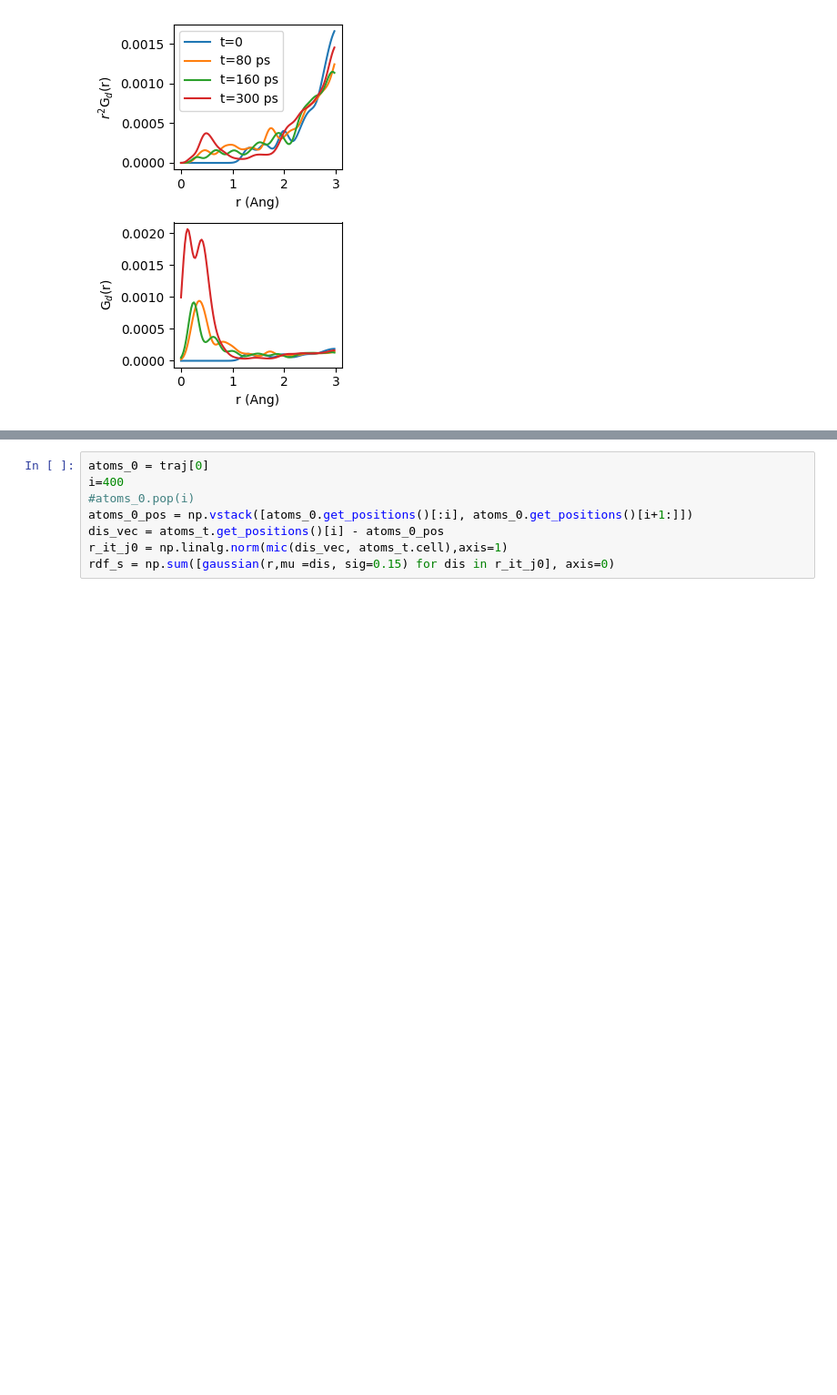
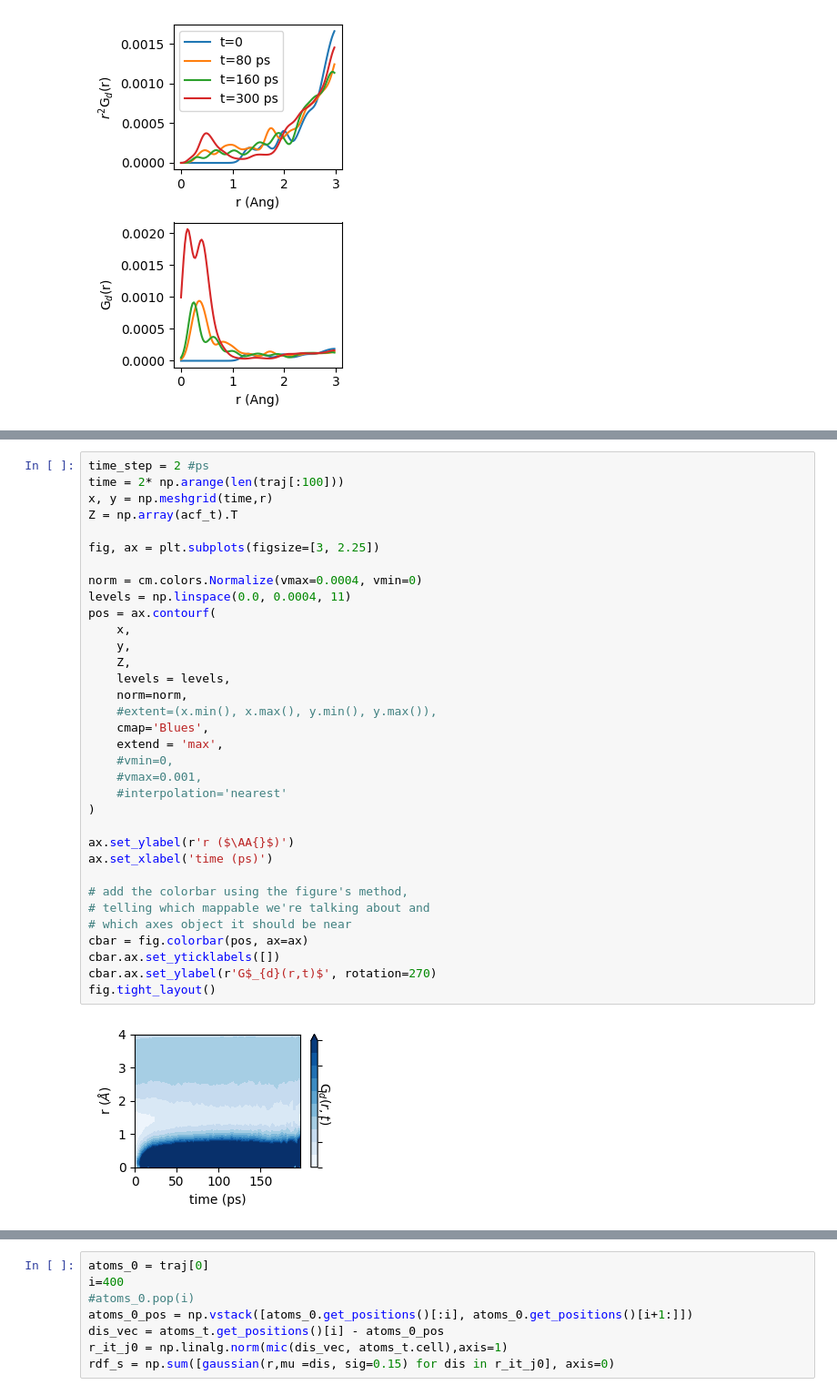
Before and after one commit to jingsk/perovskite_traj_analysis, a Jupyter notebook: vh_acf_prototype.ipynb, the cells around one changed output, grey strips where cells are left out. Shown: that part at 91% size. Saved outputs shown, nothing was run; the diff lists cells and outputs as text; blank space fills up the shorter version.

```diff
--- a/vh_acf_prototype.ipynb
+++ b/vh_acf_prototype.ipynb
@@ -198,0 +301,36 @@ fig.savefig('acf_t0.png', dpi=300)
+# %%
+time_step = 2 #ps
+time = 2* np.arange(len(traj[:100]))
+x, y = np.meshgrid(time,r)
+Z = np.array(acf_t).T
+
+fig, ax = plt.subplots(figsize=[3, 2.25])
+
+norm = cm.colors.Normalize(vmax=0.0004, vmin=0)
+levels = np.linspace(0.0, 0.0004, 11)
+pos = ax.contourf(
+    x,
+    y,
+    Z,
+    levels = levels,
+    norm=norm,
+    #extent=(x.min(), x.max(), y.min(), y.max()),
+    cmap='Blues',
+    extend = 'max',
+    #vmin=0,
+    #vmax=0.001,
+    #interpolation='nearest'
+)
+
+ax.set_ylabel(r'r ($\AA{}$)')
+ax.set_xlabel('time (ps)')
+
+# add the colorbar using the figure's method,
+# telling which mappable we're talking about and
+# which axes object it should be near
+cbar = fig.colorbar(pos, ax=ax)
+cbar.ax.set_yticklabels([])
+cbar.ax.set_ylabel(r'G$_{d}(r,t)$', rotation=270)
+fig.tight_layout()
+# %% [output]
+[figure, added]
```
Also changed, not shown: parts of 17 cells of this notebook, 5 other files.
